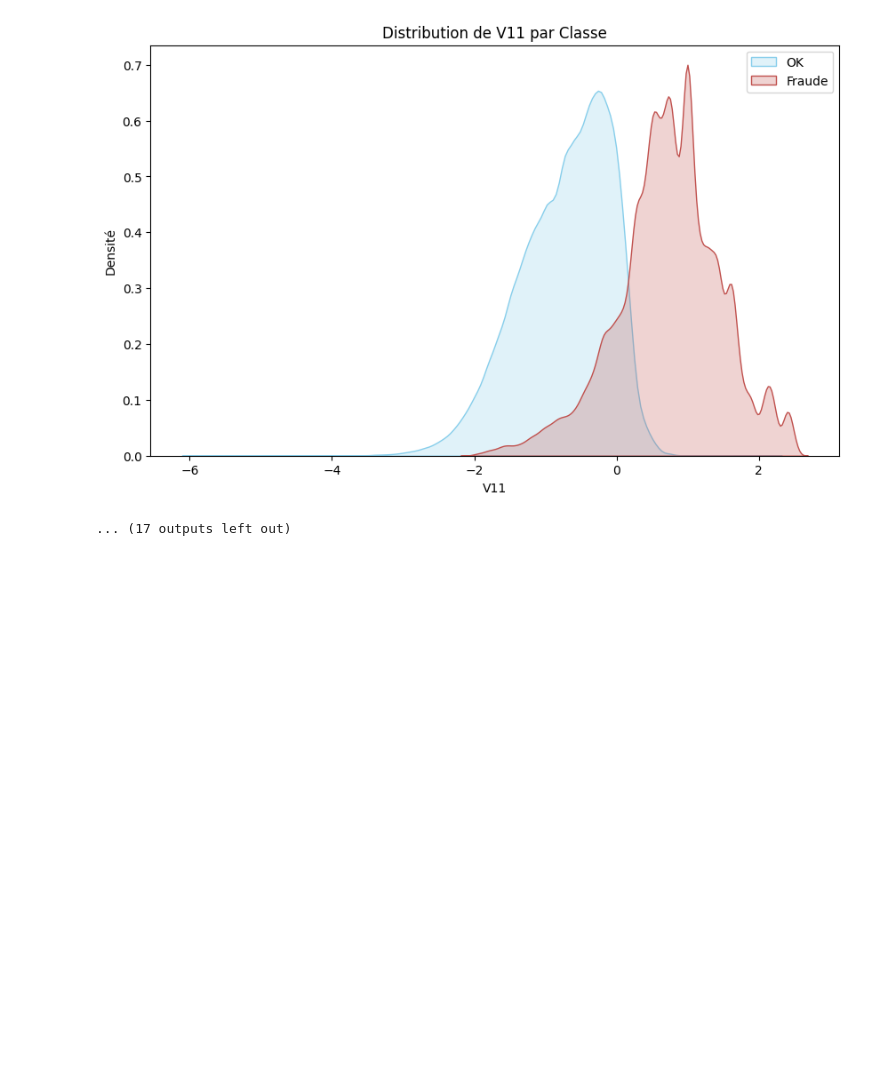
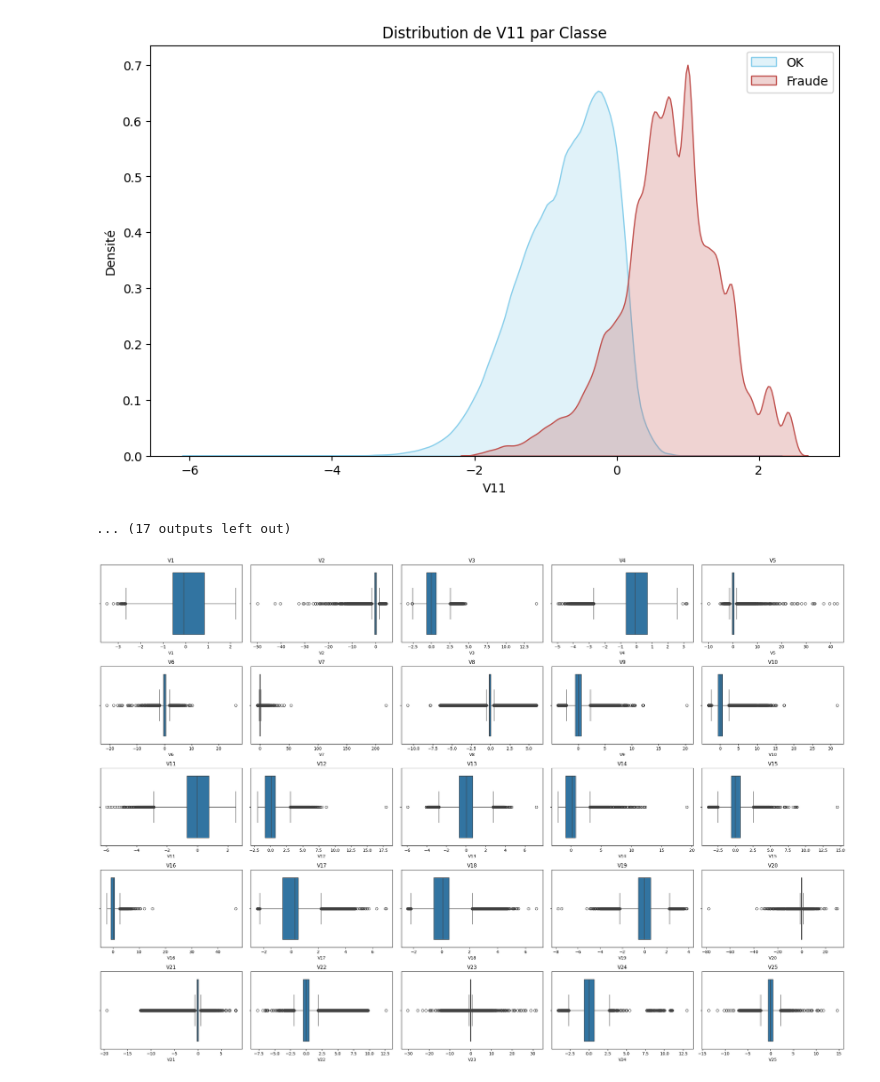
Before and after one commit to RomyJr/Fraud_Detection, a Jupyter notebook: main.ipynb, the cells around one changed output. Drawn from its saved outputs; the diff is of its cells as text; code cells hidden in the pictures; blank space fills up the shorter version.

Commit message:
outlier dedection

```diff
--- a/main.ipynb
+++ b/main.ipynb
@@ -171,3 +172,26 @@ for var in variables:
 [figure]
 [figure]
 ... (17 outputs left out)
+# %%
+# Rechercher les outliers
+nomsCols = [ col for col in dataset.columns if dataset[col].dtype == 'float']
+# %%
+# on va afficher les ficgures sur une grille de 4 colonnes et 4 lignes
+num_rows = 5
+num_cols = 5
+# %%
+fig, axes = plt.subplots(num_rows, num_cols, figsize=(25, 17))
+axes = axes.flatten()
+
+# Créer un boxplot pour chaque colonne
+for i, col in enumerate(nomsCols[:num_rows * num_cols]):
+    sns.boxplot(x=dataset[col], ax = axes[i])
+    axes[i].set_title(col)
+
+# Cacher les subplots vides
+for i in range(len(nomsCols),num_rows * num_cols):
+    fig.delaxes(axes[i])
+
+plt.tight_layout()
+# %% [output]
+[figure, added]
```
Also changed, not shown: parts of 1 cell of this notebook.
